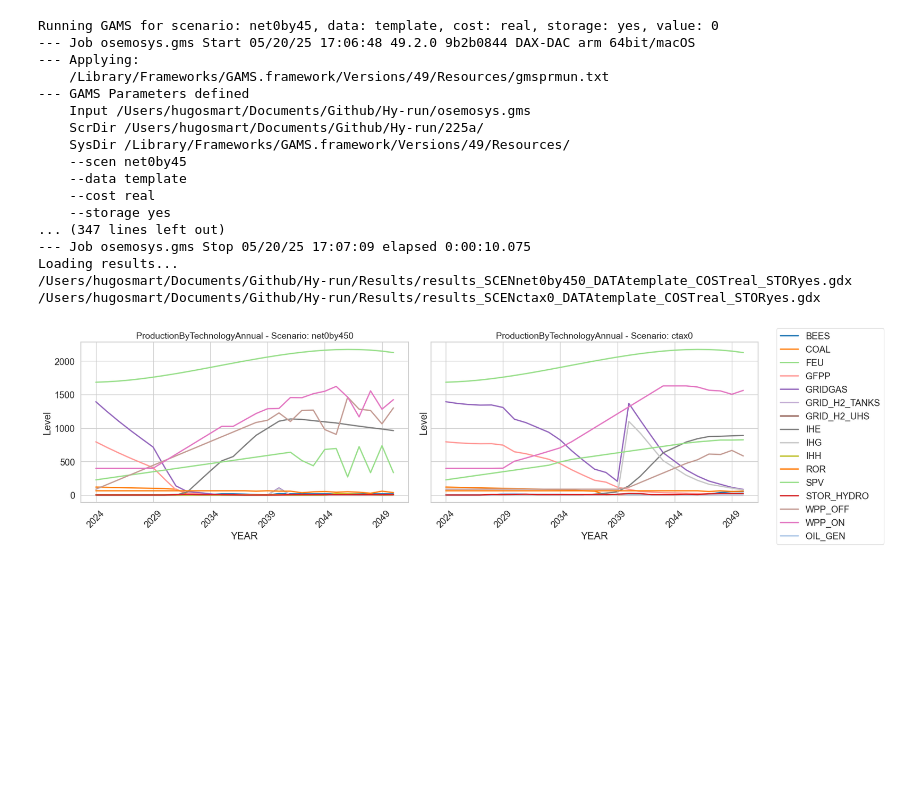
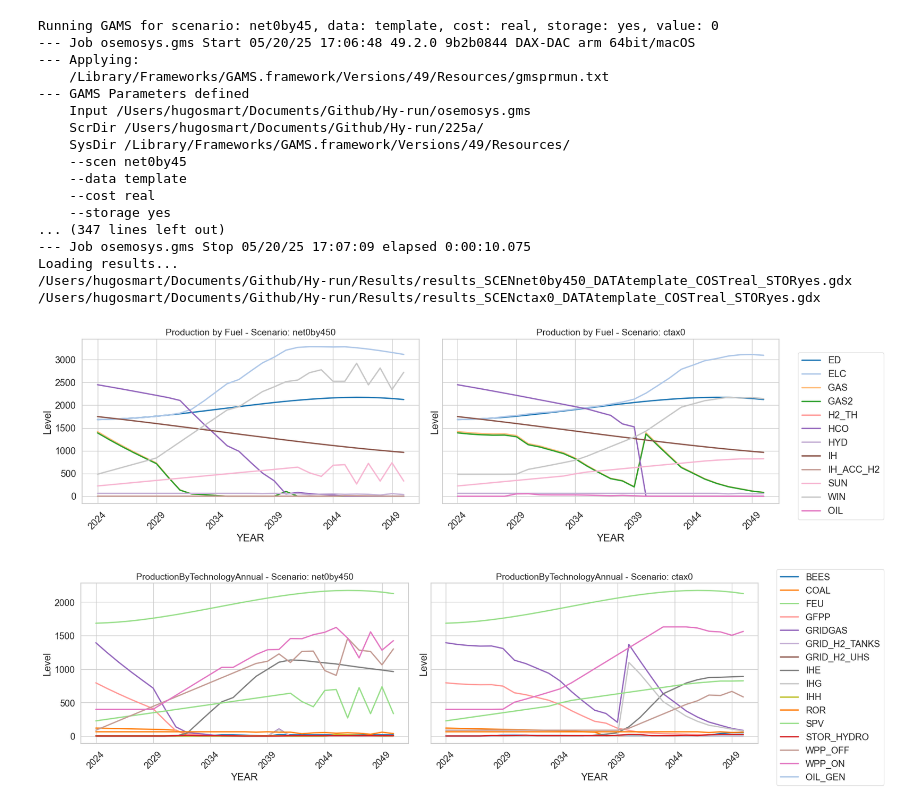
Before and after one commit to Mich8-D/Hy-run, a Jupyter notebook: main.ipynb, the cells around one changed output. Drawn from its saved outputs; the diff is of its cells as text; code cells hidden in the pictures; blank space fills up the shorter version.

```diff
--- a/main.ipynb
+++ b/main.ipynb
@@ -227,6 +227,10 @@ Running GAMS for scenario: net0by45, data: template, cost: real, storage: yes, v
 Loading results...
 /Users/hugosmart/Documents/Github/Hy-run/Results/results_SCENnet0by450_DATAtemplate_COSTreal_STORyes.gdx
 /Users/hugosmart/Documents/Github/Hy-run/Results/results_SCENctax0_DATAtemplate_COSTreal_STORyes.gdx
+# %%
+plot_name(dictList, "Production", x_col="YEAR", y_col="Level", target="FUEL", selected_files=selected_files, title="Production by Fuel")
+# %% [output]
+[figure, added]
 # %%
 plot_allusefulcharts(dictList, selected_files)
 # %% [output]
```
Also changed, not shown: 1 other file.
